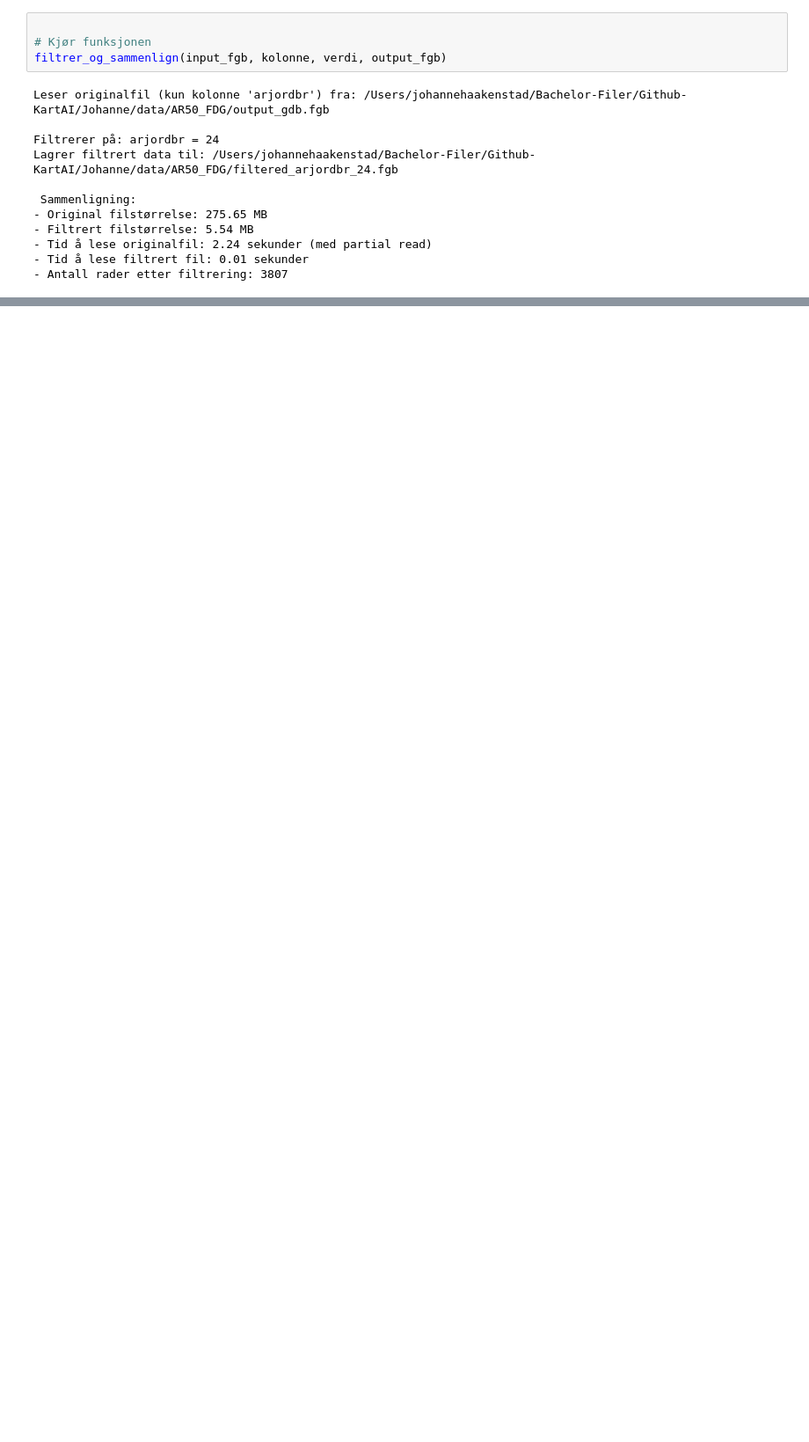
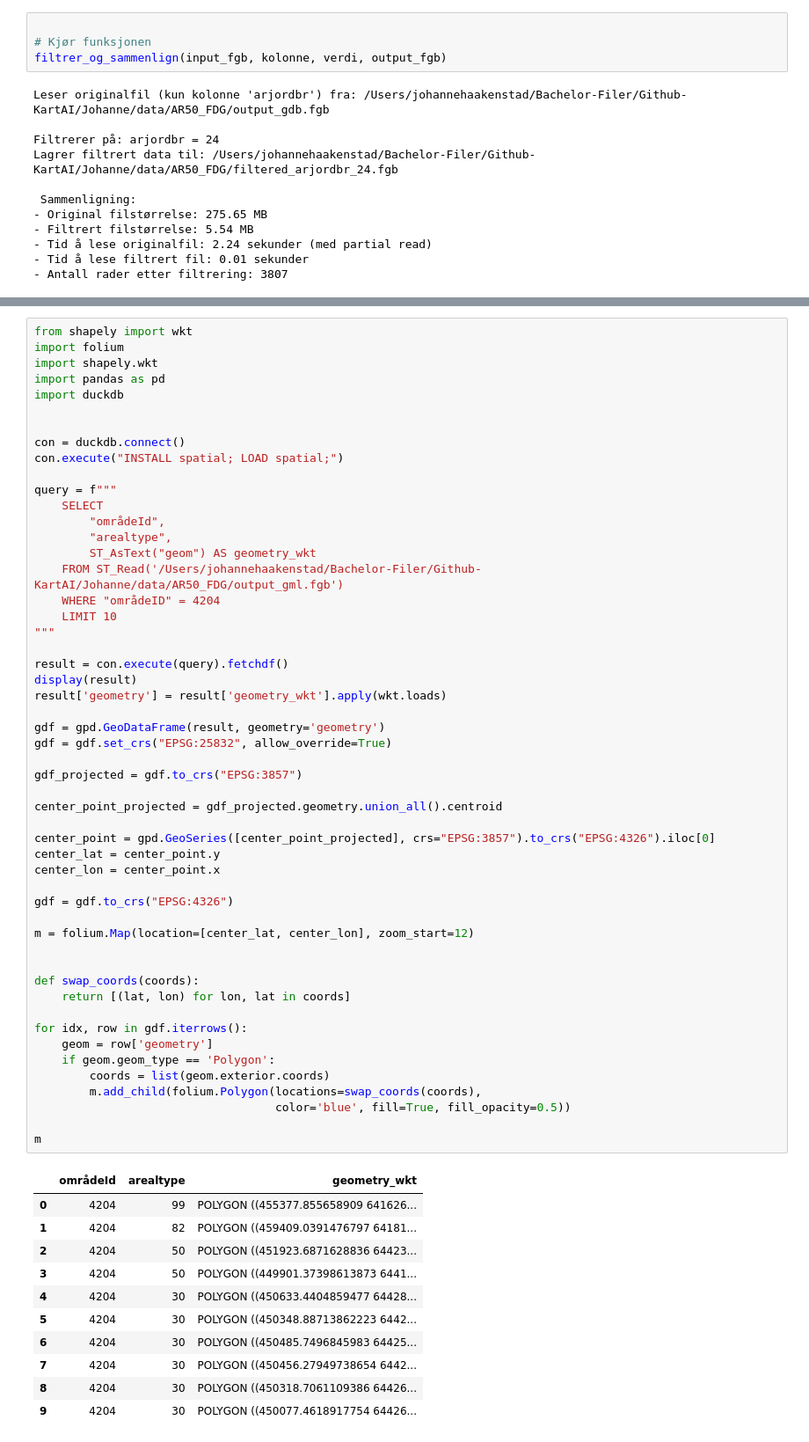
Before and after one commit to kartAI/kaidata_geolake, a Jupyter notebook: Johanne/Geopandas-B2.ipynb, the cells around one changed output, grey strips where cells are left out. Shown at 88% size. Drawn from its saved outputs; the diff is of its cells as text; blank space fills up the shorter version.

```diff
--- a/Johanne/Geopandas-B2.ipynb
+++ b/Johanne/Geopandas-B2.ipynb
@@ -475,0 +683,64 @@ Lagrer filtrert data til: /Users/johannehaakenstad/Bachelor-Filer/Github-KartAI/
+# %%
+from shapely import wkt
+import folium
+import shapely.wkt
+import pandas as pd
+import duckdb
+
+
+con = duckdb.connect()
+con.execute("INSTALL spatial; LOAD spatial;")
+
+query = f"""
+    SELECT
+        "områdeId",
+        "arealtype",
+        ST_AsText("geom") AS geometry_wkt
+    FROM ST_Read('/Users/johannehaakenstad/Bachelor-Filer/Github-KartAI/Johanne/data/AR50_FDG/output_gml.fgb')
+    WHERE "områdeID" = 4204
+    LIMIT 10
+"""
+
+result = con.execute(query).fetchdf()
+display(result)
+result['geometry'] = result['geometry_wkt'].apply(wkt.loads)
+
+gdf = gpd.GeoDataFrame(result, geometry='geometry')
+gdf = gdf.set_crs("EPSG:25832", allow_override=True)
+
+gdf_projected = gdf.to_crs("EPSG:3857")
+
+center_point_projected = gdf_projected.geometry.union_all().centroid
+
+center_point = gpd.GeoSeries([center_point_projected], crs="EPSG:3857").to_crs("EPSG:4326").iloc[0]
+center_lat = center_point.y
+center_lon = center_point.x
+
+gdf = gdf.to_crs("EPSG:4326")
+
+m = folium.Map(location=[center_lat, center_lon], zoom_start=12)
+
+
+def swap_coords(coords):
+    return [(lat, lon) for lon, lat in coords]
+
+for idx, row in gdf.iterrows():
+    geom = row['geometry']
+    if geom.geom_type == 'Polygon':
+        coords = list(geom.exterior.coords)
+        m.add_child(folium.Polygon(locations=swap_coords(coords),
+                                   color='blue', fill=True, fill_opacity=0.5))
+
+m
+# %% [output]
+|  | områdeId | arealtype | geometry_wkt |
+| 0 | 4204 | 99 | POLYGON ((455377.855658909 641626... |
+| 1 | 4204 | 82 | POLYGON ((459409.0391476797 64181... |
+| 2 | 4204 | 50 | POLYGON ((451923.6871628836 64423... |
+| 3 | 4204 | 50 | POLYGON ((449901.37398613873 6441... |
+| 4 | 4204 | 30 | POLYGON ((450633.4404859477 64428... |
+| 5 | 4204 | 30 | POLYGON ((450348.88713862223 6442... |
+| 6 | 4204 | 30 | POLYGON ((450485.7496845983 64425... |
+| 7 | 4204 | 30 | POLYGON ((450456.27949738654 6442... |
+| 8 | 4204 | 30 | POLYGON ((450318.7061109386 64426... |
+| 9 | 4204 | 30 | POLYGON ((450077.4618917754 64426... |
```
Also changed, not shown: parts of 11 cells of this notebook, 3 other files.
